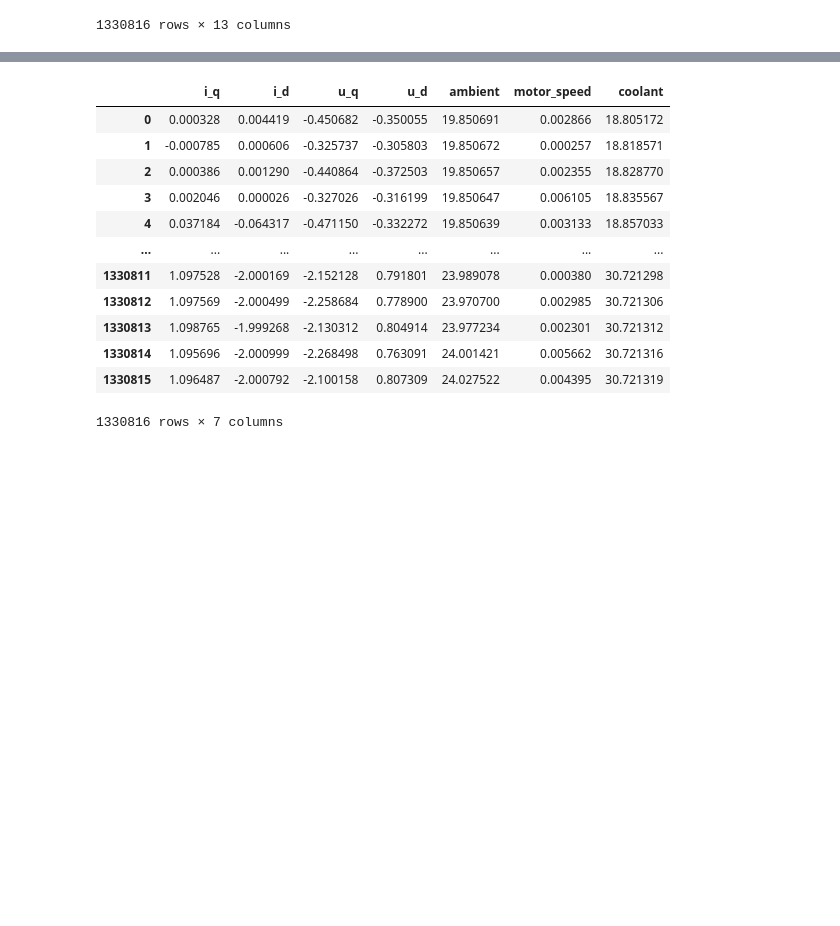
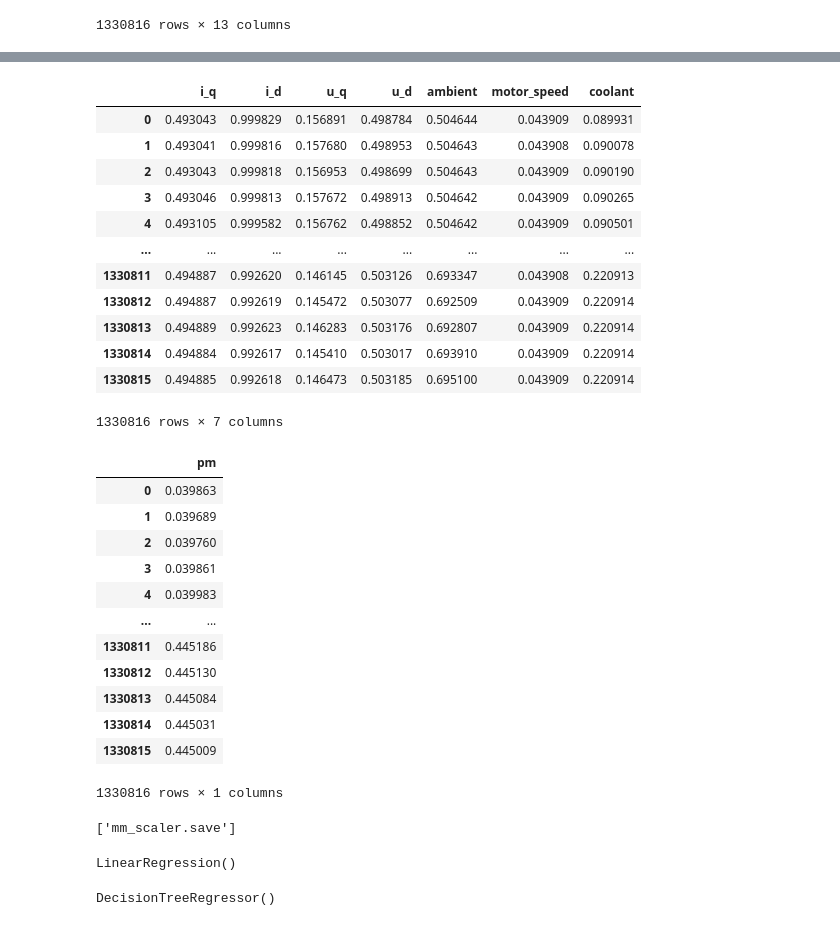
Before and after one commit to Jayeshpra/Electric-Motor-Temperature-Prediction, a Jupyter notebook: Model Building/model_building.ipynb, the cells around one changed output, grey strips where cells are left out. Cells and saved outputs as stored; diff of their text form; code cells hidden in the pictures; blank space fills up the shorter version.

```diff
--- a/Model Building/model_building.ipynb
+++ b/Model Building/model_building.ipynb
@@ -21,7 +26,9 @@ Dataframe
 1330816 rows × 13 columns
 # %%
 X = Dataframe[['i_q', 'i_d', 'u_q', 'u_d', 'ambient', 'motor_speed', 'coolant']]
-X
+y = Dataframe['pm']
+display(X)
+display(y)
 # %% [output]
 |  | i_q | i_d | u_q | u_d | ambient | motor_speed | coolant |
 | 0 | 0.000328 | 0.004419 | -0.450682 | -0.350055 | 19.850691 | 0.002866 | 18.805172 |
@@ -39,18 +69,39 @@ X
 # %%
 mm_scaler = MinMaxScaler()
-mm_scaler.fit_transform(X)
-X
+X = mm_scaler.fit_transform(X)
+X = pd.DataFrame(X, columns=['i_q', 'i_d', 'u_q', 'u_d', 'ambient', 'motor_speed', 'coolant'])
+display(X)
+y = mm_scaler.fit_transform(pd.DataFrame(y))
+y = pd.DataFrame(y, columns=['pm'])
+display(y)
 # %% [output]
 |  | i_q | i_d | u_q | u_d | ambient | motor_speed | coolant |
-| 0 | 0.000328 | 0.004419 | -0.450682 | -0.350055 | 19.850691 | 0.002866 | 18.805172 |
-| 1 | -0.000785 | 0.000606 | -0.325737 | -0.305803 | 19.850672 | 0.000257 | 18.818571 |
-| 2 | 0.000386 | 0.001290 | -0.440864 | -0.372503 | 19.850657 | 0.002355 | 18.828770 |
-| 3 | 0.002046 | 0.000026 | -0.327026 | -0.316199 | 19.850647 | 0.006105 | 18.835567 |
-| 4 | 0.037184 | -0.064317 | -0.471150 | -0.332272 | 19.850639 | 0.003133 | 18.857033 |
+| 0 | 0.493043 | 0.999829 | 0.156891 | 0.498784 | 0.504644 | 0.043909 | 0.089931 |
+| 1 | 0.493041 | 0.999816 | 0.157680 | 0.498953 | 0.504643 | 0.043908 | 0.090078 |
+| 2 | 0.493043 | 0.999818 | 0.156953 | 0.498699 | 0.504643 | 0.043909 | 0.090190 |
+| 3 | 0.493046 | 0.999813 | 0.157672 | 0.498913 | 0.504642 | 0.043909 | 0.090265 |
+| 4 | 0.493105 | 0.999582 | 0.156762 | 0.498852 | 0.504642 | 0.043909 | 0.090501 |
 | ... | ... | ... | ... | ... | ... | ... | ... |
-| 1330811 | 1.097528 | -2.000169 | -2.152128 | 0.791801 | 23.989078 | 0.000380 | 30.721298 |
-| 1330812 | 1.097569 | -2.000499 | -2.258684 | 0.778900 | 23.970700 | 0.002985 | 30.721306 |
-| 1330813 | 1.098765 | -1.999268 | -2.130312 | 0.804914 | 23.977234 | 0.002301 | 30.721312 |
-| 1330814 | 1.095696 | -2.000999 | -2.268498 | 0.763091 | 24.001421 | 0.005662 | 30.721316 |
-| 1330815 | 1.096487 | -2.000792 | -2.100158 | 0.807309 | 24.027522 | 0.004395 | 30.721319 |
+| 1330811 | 0.494887 | 0.992620 | 0.146145 | 0.503126 | 0.693347 | 0.043908 | 0.220913 |
+| 1330812 | 0.494887 | 0.992619 | 0.145472 | 0.503077 | 0.692509 | 0.043909 | 0.220914 |
+| 1330813 | 0.494889 | 0.992623 | 0.146283 | 0.503176 | 0.692807 | 0.043909 | 0.220914 |
+| 1330814 | 0.494884 | 0.992617 | 0.145410 | 0.503017 | 0.693910 | 0.043909 | 0.220914 |
+| 1330815 | 0.494885 | 0.992618 | 0.146473 | 0.503185 | 0.695100 | 0.043909 | 0.220914 |
 1330816 rows × 7 columns
+|  | pm |
+| 0 | 0.039863 |
+| 1 | 0.039689 |
+| 2 | 0.039760 |
+| 3 | 0.039861 |
+| 4 | 0.039983 |
+| ... | ... |
+| 1330811 | 0.445186 |
+| 1330812 | 0.445130 |
+| 1330813 | 0.445084 |
+| 1330814 | 0.445031 |
+| 1330815 | 0.445009 |
+1330816 rows × 1 columns
+# %%
+joblib.dump(mm_scaler, 'mm_scaler.save')
+# %% [output]
+['mm_scaler.save']
@@ -56,0 +115,8 @@ X
+# %%
+linear_model.fit(X_train, y_train)
+# %% [output]
+LinearRegression()
+# %%
+decision_tree_model.fit(X_train, y_train)
+# %% [output]
+DecisionTreeRegressor()
```
Also changed, not shown: parts of 7 cells of this notebook.
